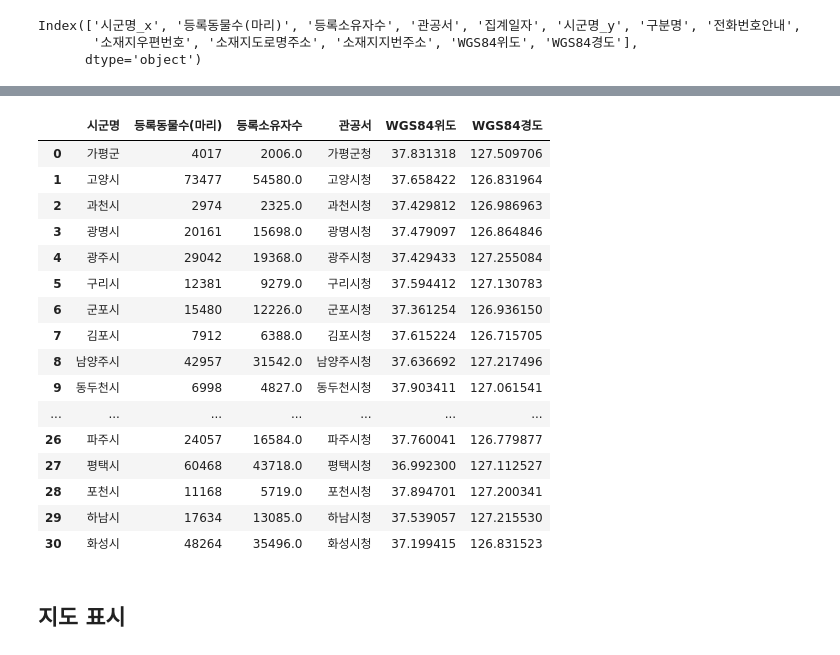
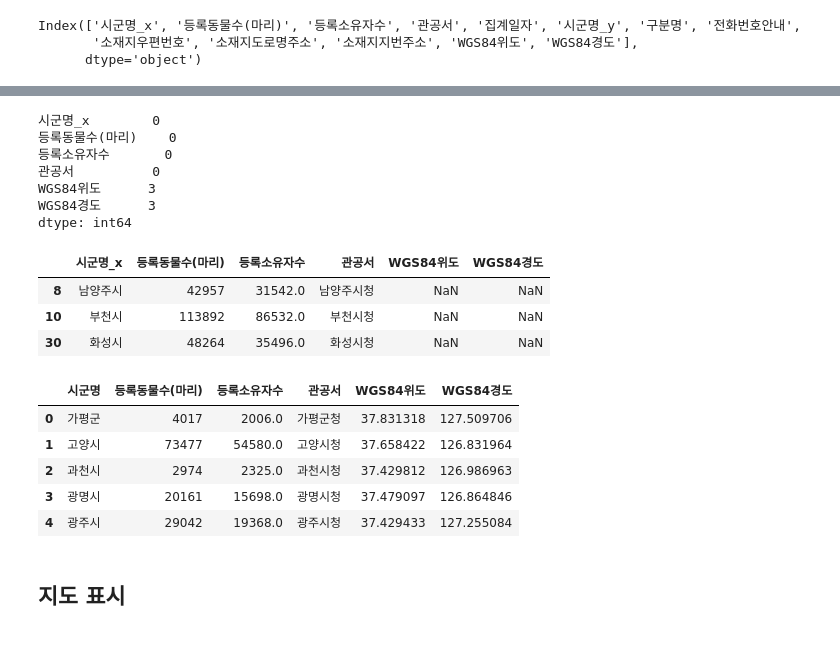
Before and after one commit to doksan-tech/project_pet, a Jupyter notebook: 1 반려동물 등록 숫자 지도 표시.ipynb, the cells around one changed output, grey strips where cells are left out. Saved outputs shown, nothing was run; the diff lists cells and outputs as text; code cells hidden in the pictures.

```diff
--- a/1 반려동물 등록 숫자 지도 표시.ipynb
+++ b/1 반려동물 등록 숫자 지도 표시.ipynb
@@ -24,3 +10,18 @@ pet
+# %%
+# 원본 불러오기
+pet = pd.read_csv('반려동물등록현황.csv', encoding='euc-kr')
+gov = pd.read_csv('경기도청사및출장소현황.csv', encoding='euc-kr')
+popu = pd.read_csv('주민등록인구집계현황.csv', encoding='euc-kr')
+
+# utf-8로 저장
+pet.to_csv('utf-반려동물등록현황.csv', encoding='utf-8', index=None)
+gov.to_csv('utf-경기도청사및출장소현황.csv', encoding='utf-8', index=None)
+popu.to_csv('utf-주민등록인구집계현황.csv', encoding='utf-8', index=None)
+
+# 다시 부르기
+pet = pd.read_csv('utf-반려동물등록현황.csv')
+gov = pd.read_csv('utf-경기도청사및출장소현황.csv')
+popu = pd.read_csv('utf-주민등록인구집계현황.csv')
 # %%
 pet.info()
 # %% [output]
@@ -166,27 +133,33 @@ pet_num_si
+# %%
+pet_num_si.isna().sum()
+# %% [output]
+시군명_x        0
+등록동물수(마리)    0
+등록소유자수       0
+관공서          0
+WGS84위도      3
+WGS84경도      3
+dtype: int64
+# %%
+pet_num_si[ (pet_num_si['WGS84위도'].isna()) | (pet_num_si['WGS84경도'].isna()) ]
+# %% [output]
+|  | 시군명_x | 등록동물수(마리) | 등록소유자수 | 관공서 | WGS84위도 | WGS84경도 |
+| 8 | 남양주시 | 42957 | 31542.0 | 남양주시청 | NaN | NaN |
+| 10 | 부천시 | 113892 | 86532.0 | 부천시청 | NaN | NaN |
+| 30 | 화성시 | 48264 | 35496.0 | 화성시청 | NaN | NaN |
 # %%
 pet_num_si.iloc[8, [4, 5]] = 37.6366920245, 127.2174958647  # 남양주1청사
 pet_num_si.iloc[10, [4, 5]] = 37.5029019, 126.765889 # 부천시청
 pet_num_si.iloc[30, [4, 5]] = 37.1994150, 126.831523  # 화성시청
 # %%
 pet_num_si = pet_num_si.rename(columns = {'시군명_x':'시군명'})
-pet_num_si
+pet_num_si.head()
 # %% [output]
 |  | 시군명 | 등록동물수(마리) | 등록소유자수 | 관공서 | WGS84위도 | WGS84경도 |
 | 0 | 가평군 | 4017 | 2006.0 | 가평군청 | 37.831318 | 127.509706 |
 | 1 | 고양시 | 73477 | 54580.0 | 고양시청 | 37.658422 | 126.831964 |
 | 2 | 과천시 | 2974 | 2325.0 | 과천시청 | 37.429812 | 126.986963 |
 | 3 | 광명시 | 20161 | 15698.0 | 광명시청 | 37.479097 | 126.864846 |
 | 4 | 광주시 | 29042 | 19368.0 | 광주시청 | 37.429433 | 127.255084 |
-| 5 | 구리시 | 12381 | 9279.0 | 구리시청 | 37.594412 | 127.130783 |
-| 6 | 군포시 | 15480 | 12226.0 | 군포시청 | 37.361254 | 126.936150 |
-| 7 | 김포시 | 7912 | 6388.0 | 김포시청 | 37.615224 | 126.715705 |
-| 8 | 남양주시 | 42957 | 31542.0 | 남양주시청 | 37.636692 | 127.217496 |
-| 9 | 동두천시 | 6998 | 4827.0 | 동두천시청 | 37.903411 | 127.061541 |
-| ... | ... | ... | ... | ... | ... | ... |
-| 26 | 파주시 | 24057 | 16584.0 | 파주시청 | 37.760041 | 126.779877 |
-| 27 | 평택시 | 60468 | 43718.0 | 평택시청 | 36.992300 | 127.112527 |
-| 28 | 포천시 | 11168 | 5719.0 | 포천시청 | 37.894701 | 127.200341 |
-| 29 | 하남시 | 17634 | 13085.0 | 하남시청 | 37.539057 | 127.215530 |
-| 30 | 화성시 | 48264 | 35496.0 | 화성시청 | 37.199415 | 126.831523 |
 # %% [markdown]
 ## 지도 표시
```
Also changed, not shown: parts of 13 cells of this notebook, 15 other files.
